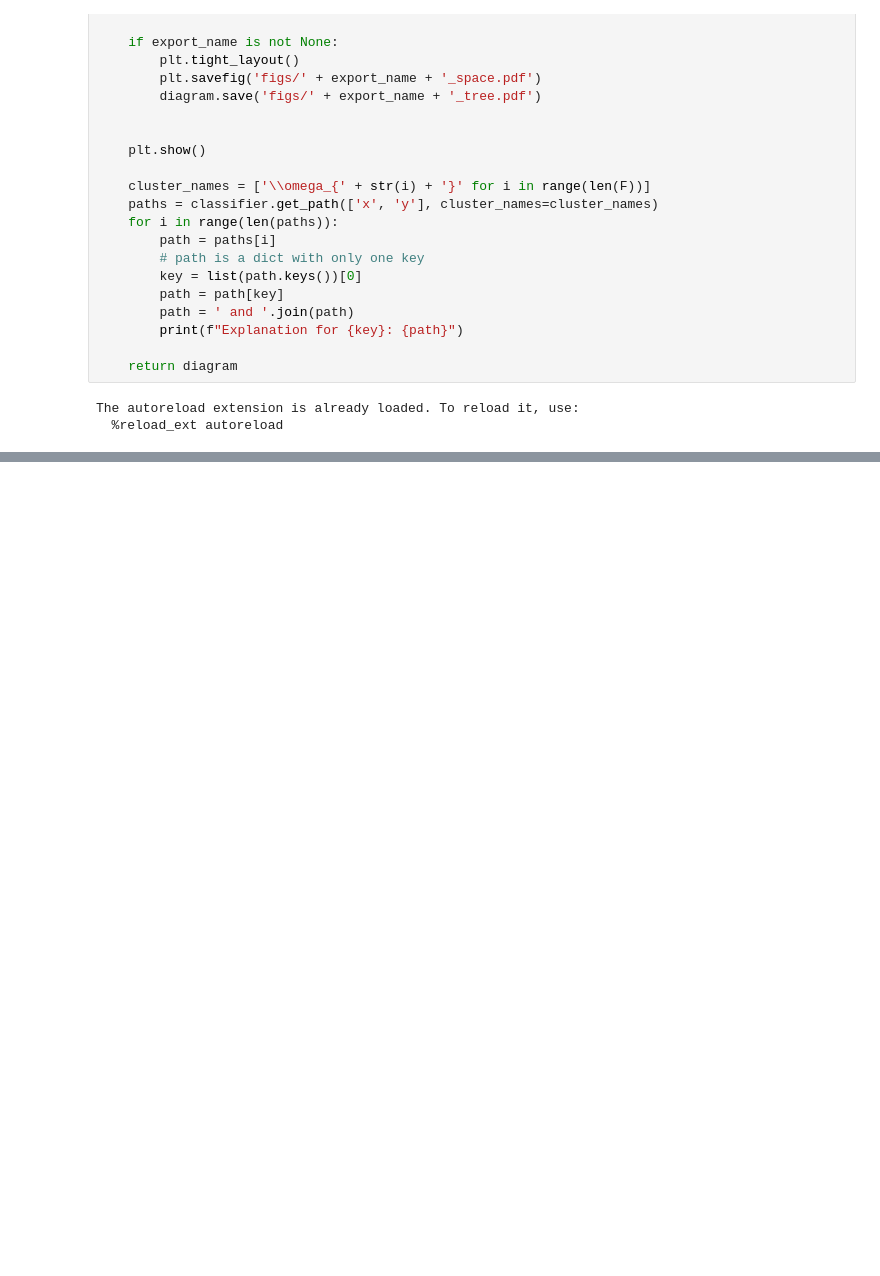
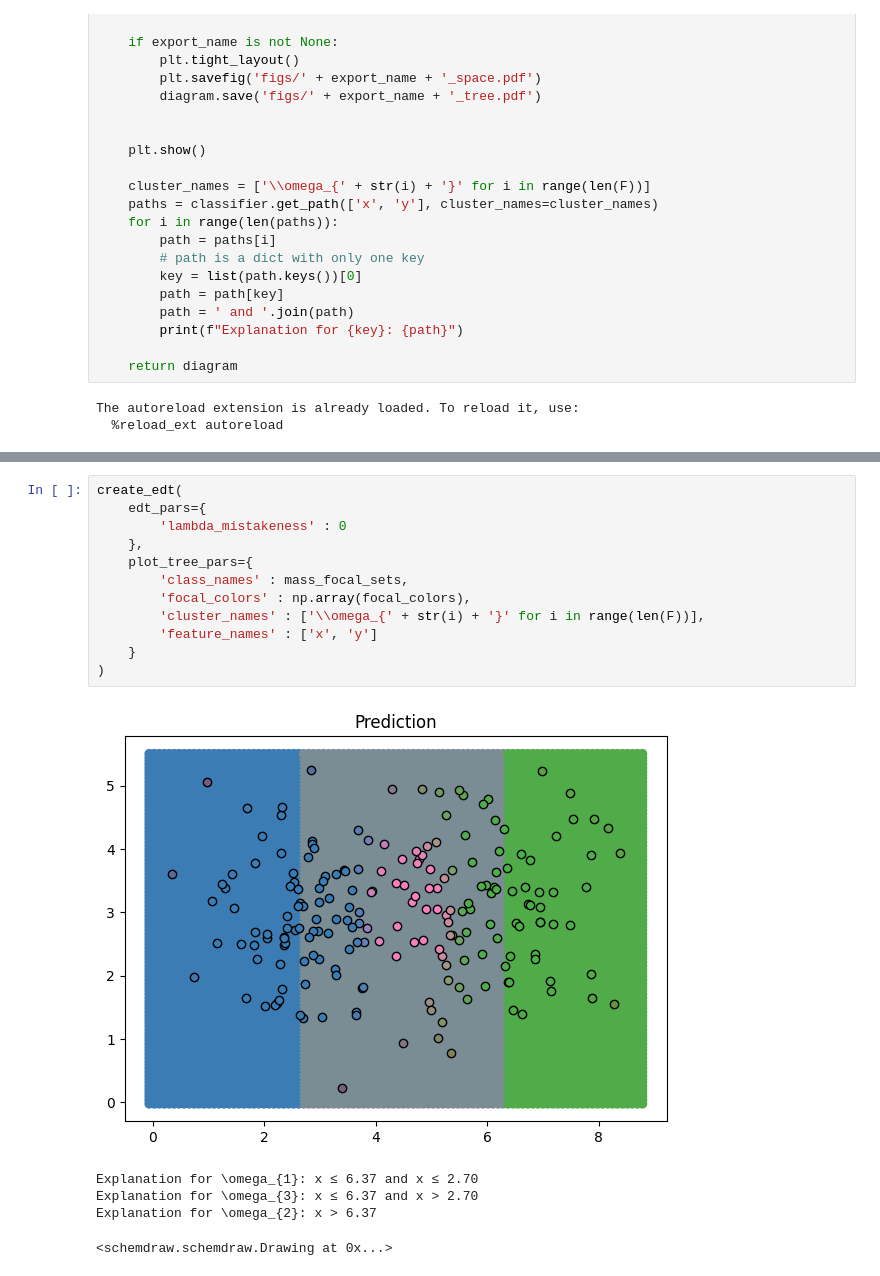
Before and after one commit to victorsouza89/iemm, a Jupyter notebook: xedt_clustering_synth.ipynb, the cells around one changed output, grey strips where cells are left out. Saved outputs shown, nothing was run; the diff lists cells and outputs as text; blank space fills up the shorter version.

Commit message:
cleaned code and corrected mistakeness

```diff
--- a/xedt_clustering_synth.ipynb
+++ b/xedt_clustering_synth.ipynb
@@ -276 +183,19 @@ Explanation for \omega_{1}: x > 3.88 and x > 5.34
 <schemdraw.schemdraw.Drawing at 0x...>
+# %%
+create_edt(
+    edt_pars={
+        'lambda_mistakeness' : 0
+    },
+    plot_tree_pars={
+        'class_names' : mass_focal_sets,
+        'focal_colors' : np.array(focal_colors),
+        'cluster_names' : ['\\omega_{' + str(i) + '}' for i in range(len(F))],
+        'feature_names' : ['x', 'y']
+    }
+)
+# %% [output]
+[figure, added]
+Explanation for \omega_{1}: x ≤ 6.37 and x ≤ 2.70
+Explanation for \omega_{3}: x ≤ 6.37 and x > 2.70
+Explanation for \omega_{2}: x > 6.37
+<schemdraw.schemdraw.Drawing at 0x...>
```
Also changed, not shown: parts of 4 cells of this notebook, 1 other file.
